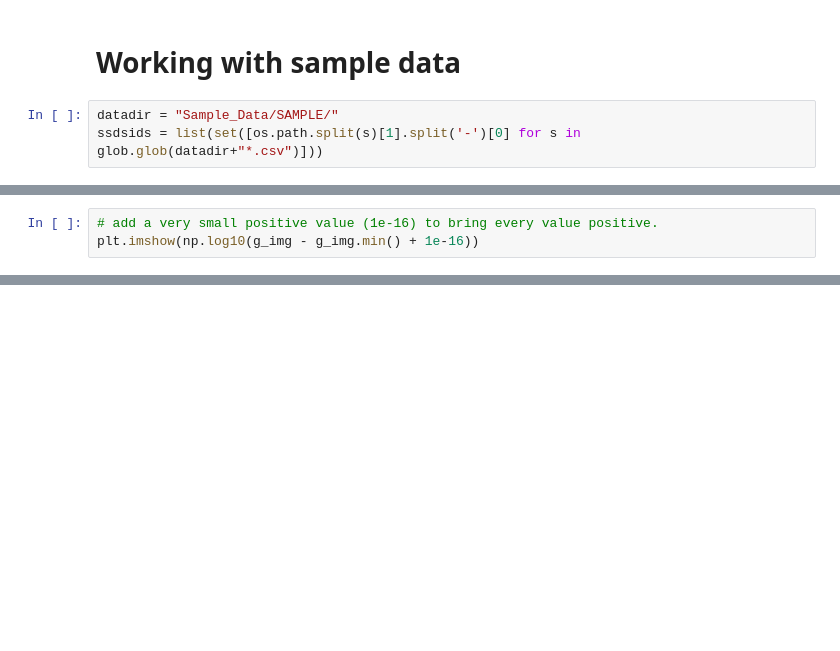
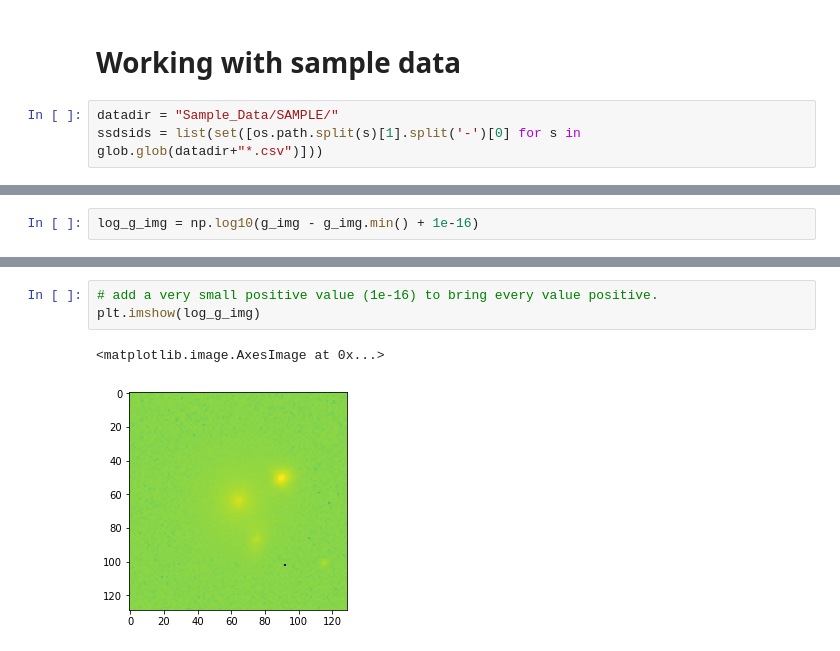
Before and after one commit to astrohack-aldebaran/astrohack, a Jupyter notebook: data_exploration.ipynb, the cells around one changed output, grey strips where cells are left out. Saved outputs shown, nothing was run; the diff lists cells and outputs as text; blank space fills up the shorter version.

```diff
--- a/data_exploration.ipynb
+++ b/data_exploration.ipynb
@@ -16,3 +72,2 @@ i_img = genfromtxt(datadir + ssdsids[0] + '-i.csv', delimiter=',')
 # %%
-# add a very small positive value (1e-16) to bring every value positive.
-plt.imshow(np.log10(g_img - g_img.min() + 1e-16))
+log_g_img = np.log10(g_img - g_img.min() + 1e-16)
@@ -26,0 +79,6 @@ plt.imshow(g_img)
+# %%
+# add a very small positive value (1e-16) to bring every value positive.
+plt.imshow(log_g_img)
+# %% [output]
+<matplotlib.image.AxesImage at 0x...>
+[figure, added]
```
Also changed, not shown: parts of 14 cells of this notebook.
